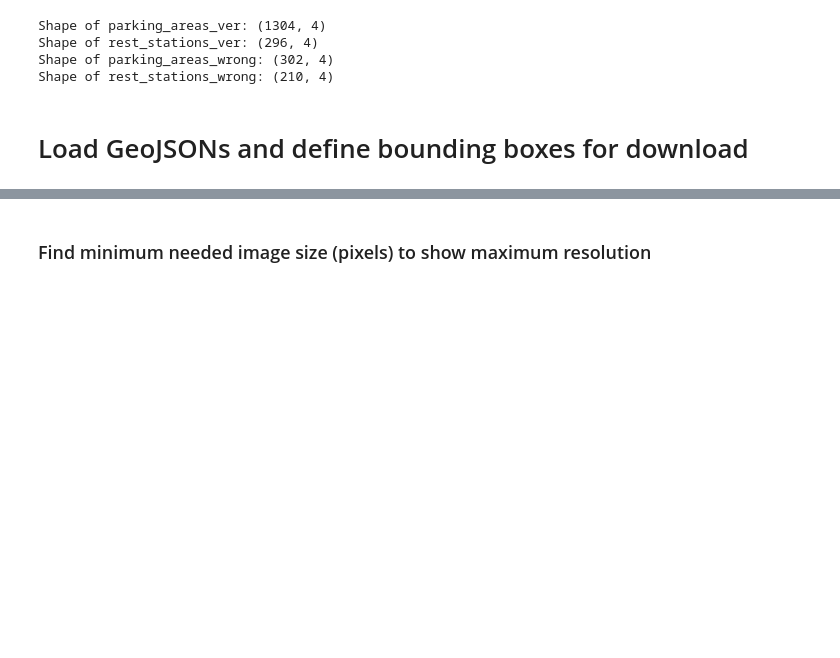
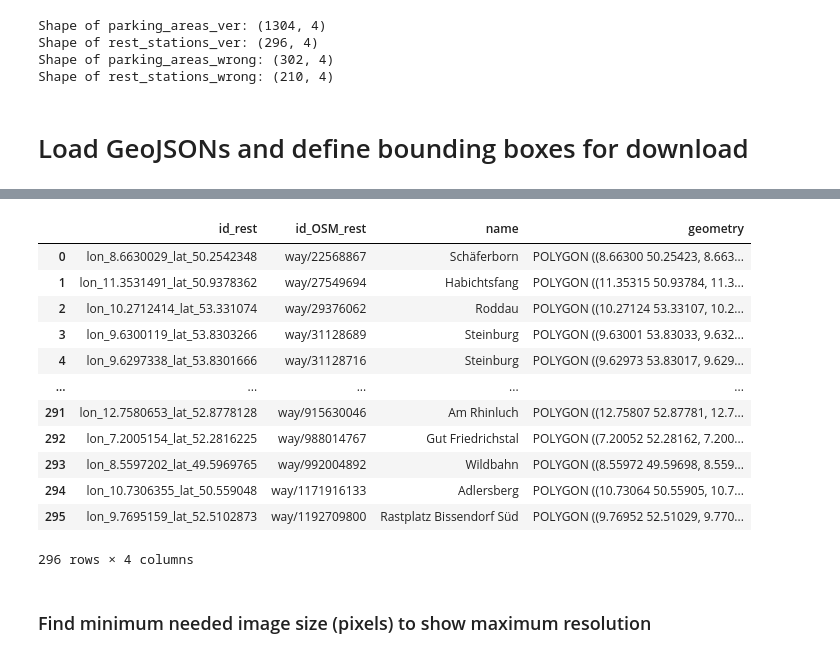
Before and after one commit to benedikt-korbach/remote-sensing-of-parking-areas, a Jupyter notebook: 02_data_acquisition/02c_download_annotate_images.ipynb, the cells around one changed output, grey strips where cells are left out. Cells and saved outputs as stored; diff of their text form; code cells hidden in the pictures; blank space fills up the shorter version.

```diff
--- a/02_data_acquisition/02c_download_annotate_images.ipynb
+++ b/02_data_acquisition/02c_download_annotate_images.ipynb
@@ -213,3 +233,19 @@ rest_stations_ver = gpd.read_file("02_data_acquisition/verified_parking_data/res
+# %%
+rest_stations_ver
+# %% [output]
+|  | id_rest | id_OSM_rest | name | geometry |
+| 0 | lon_8.6630029_lat_50.2542348 | way/22568867 | Schäferborn | POLYGON ((8.66300 50.25423, 8.663... |
+| 1 | lon_11.3531491_lat_50.9378362 | way/27549694 | Habichtsfang | POLYGON ((11.35315 50.93784, 11.3... |
+| 2 | lon_10.2712414_lat_53.331074 | way/29376062 | Roddau | POLYGON ((10.27124 53.33107, 10.2... |
+| 3 | lon_9.6300119_lat_53.8303266 | way/31128689 | Steinburg | POLYGON ((9.63001 53.83033, 9.632... |
+| 4 | lon_9.6297338_lat_53.8301666 | way/31128716 | Steinburg | POLYGON ((9.62973 53.83017, 9.629... |
+| ... | ... | ... | ... | ... |
+| 291 | lon_12.7580653_lat_52.8778128 | way/915630046 | Am Rhinluch | POLYGON ((12.75807 52.87781, 12.7... |
+| 292 | lon_7.2005154_lat_52.2816225 | way/988014767 | Gut Friedrichstal | POLYGON ((7.20052 52.28162, 7.200... |
+| 293 | lon_8.5597202_lat_49.5969765 | way/992004892 | Wildbahn | POLYGON ((8.55972 49.59698, 8.559... |
+| 294 | lon_10.7306355_lat_50.559048 | way/1171916133 | Adlersberg | POLYGON ((10.73064 50.55905, 10.7... |
+| 295 | lon_9.7695159_lat_52.5102873 | way/1192709800 | Rastplatz Bissendorf Süd | POLYGON ((9.76952 52.51029, 9.770... |
+296 rows × 4 columns
 # %% [markdown]
 ### Find minimum needed image size (pixels) to show maximum resolution
 # %%
```
Also changed, not shown: parts of 6 cells of this notebook, 11 other files.
